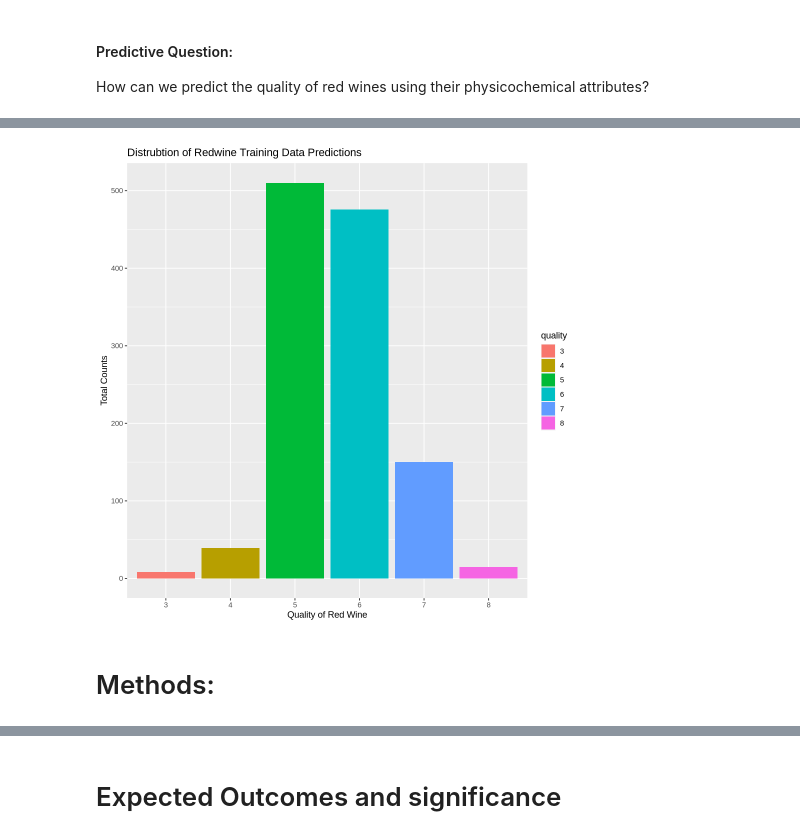
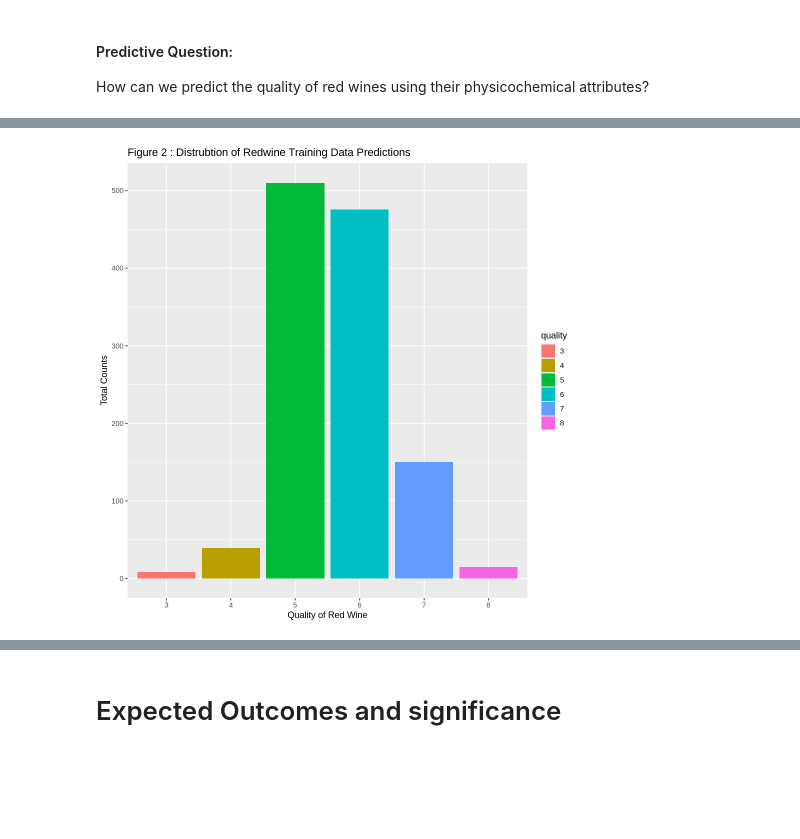
Before and after one commit to Marcin-tk/dsci-100-2023-w2-group-001, a Jupyter notebook: Proposal.ipynb, the cells around one changed output, grey strips where cells are left out. Saved outputs shown, nothing was run; the diff lists cells and outputs as text; code cells hidden in the pictures; blank space fills up the shorter version.

```diff
--- a/Proposal.ipynb
+++ b/Proposal.ipynb
@@ -85,15 +235,13 @@ A tibble: 6 × 13
 # %%
 options(repr.plot.width=8, repr.plot.height = 8)
 
-red_wine_train_plot <- summary_red_wine_training |>
+red_wine_train_countplot <- summary_red_wine_training |>
     ggplot(aes(x = quality, y = total_count, fill = quality)) +
     geom_bar(stat = "identity") +
     labs(x = "Quality of Red Wine", y = "Total Counts",
-         title = "Distrubtion of Redwine Training Data Predictions",
+         title = "Figure 2 : Distrubtion of Redwine Training Data Predictions",
         fill = "quality")
 
-red_wine_train_plot
+red_wine_train_countplot
 # %% [output]
-[figure, old version]
+[figure, new version]
-# %% [markdown]
-# Methods:
```
Also changed, not shown: parts of 32 cells of this notebook.
